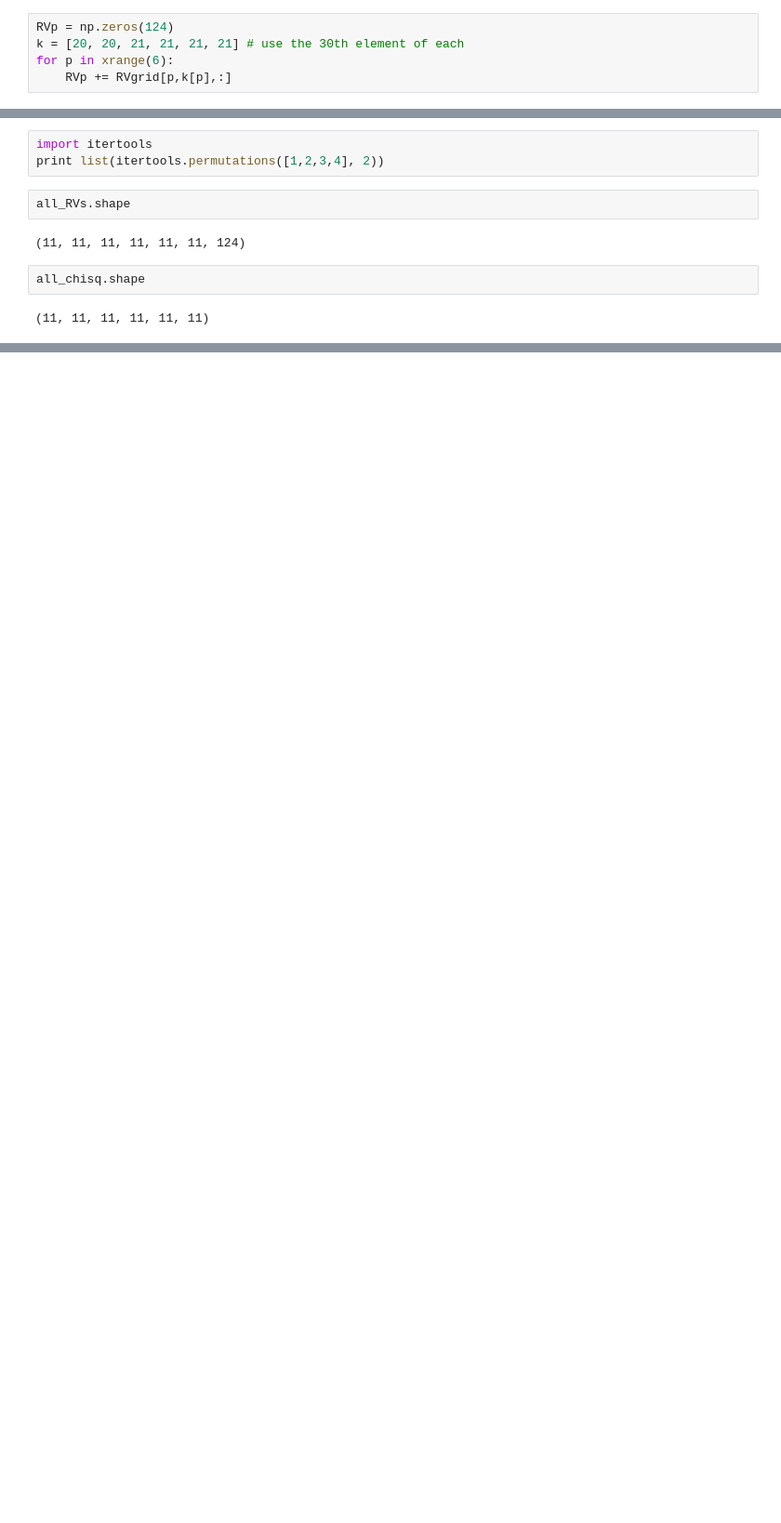
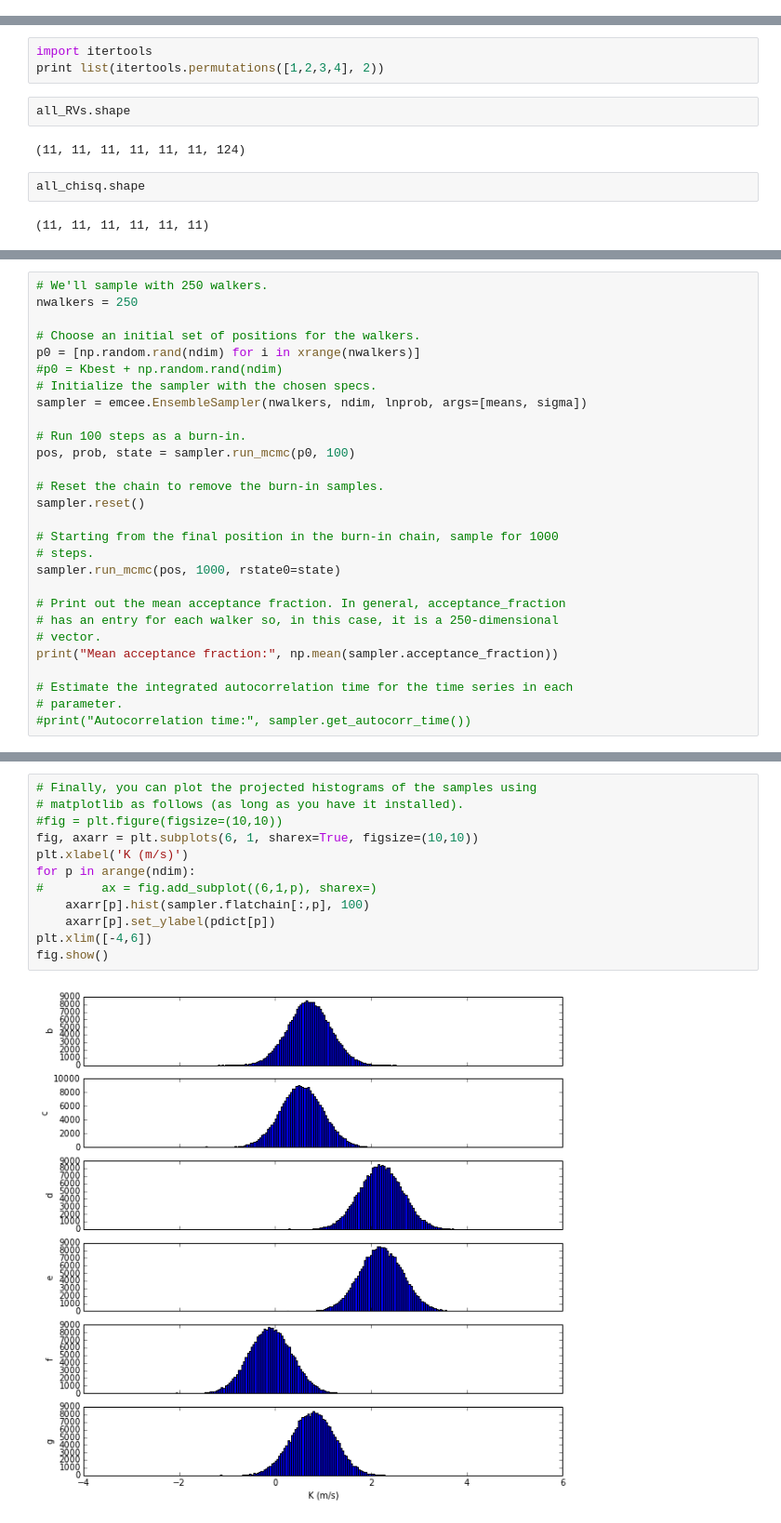
Before and after one commit to sealauren/IDL-programs, a Jupyter notebook: doppler_rvs/75732/Kepler-11.ipynb, the cells around one changed output, grey strips where cells are left out. Shown: that part at 93% size. Drawn from its saved outputs; the diff is of its cells as text; blank space fills up the shorter version.

```diff
--- a/doppler_rvs/75732/Kepler-11.ipynb
+++ b/doppler_rvs/75732/Kepler-11.ipynb
@@ -318,8 +363,3 @@ for k1 in xrange(11):
                             RV += RVgrid[p,k[p],:]
                         all_RVs[k1,k2,k3,k4,k5,k6,:] = RV
                         all_chisq[k1,k2,k3,k4,k5,k6] = (((RVobs - RV)/4.0)**2.).sum()
-# %%
-RVp = np.zeros(124)
-k = [20, 20, 21, 21, 21, 21] # use the 30th element of each
-for p in xrange(6):
-    RVp += RVgrid[p,k[p],:]
@@ -382,0 +505,28 @@ Populating the interactive namespace from numpy and matplotlib
+# %%
+# We'll sample with 250 walkers.
+nwalkers = 250
+
+# Choose an initial set of positions for the walkers.
+p0 = [np.random.rand(ndim) for i in xrange(nwalkers)]
+#p0 = Kbest + np.random.rand(ndim)
+# Initialize the sampler with the chosen specs.
+sampler = emcee.EnsembleSampler(nwalkers, ndim, lnprob, args=[means, sigma])
+
+# Run 100 steps as a burn-in.
+pos, prob, state = sampler.run_mcmc(p0, 100)
+
+# Reset the chain to remove the burn-in samples.
+sampler.reset()
+
+# Starting from the final position in the burn-in chain, sample for 1000
+# steps.
+sampler.run_mcmc(pos, 1000, rstate0=state)
+
+# Print out the mean acceptance fraction. In general, acceptance_fraction
+# has an entry for each walker so, in this case, it is a 250-dimensional
+# vector.
+print("Mean acceptance fraction:", np.mean(sampler.acceptance_fraction))
+
+# Estimate the integrated autocorrelation time for the time series in each
+# parameter.
+#print("Autocorrelation time:", sampler.get_autocorr_time())
@@ -382,0 +537,14 @@ Populating the interactive namespace from numpy and matplotlib
+# %%
+# Finally, you can plot the projected histograms of the samples using
+# matplotlib as follows (as long as you have it installed).
+#fig = plt.figure(figsize=(10,10))
+fig, axarr = plt.subplots(6, 1, sharex=True, figsize=(10,10))
+plt.xlabel('K (m/s)')
+for p in arange(ndim):
+#        ax = fig.add_subplot((6,1,p), sharex=)
+    axarr[p].hist(sampler.flatchain[:,p], 100)
+    axarr[p].set_ylabel(pdict[p])
+plt.xlim([-4,6])
+fig.show()
+# %% [output]
+[figure, added]
```
Also changed, not shown: parts of 54 cells of this notebook.
